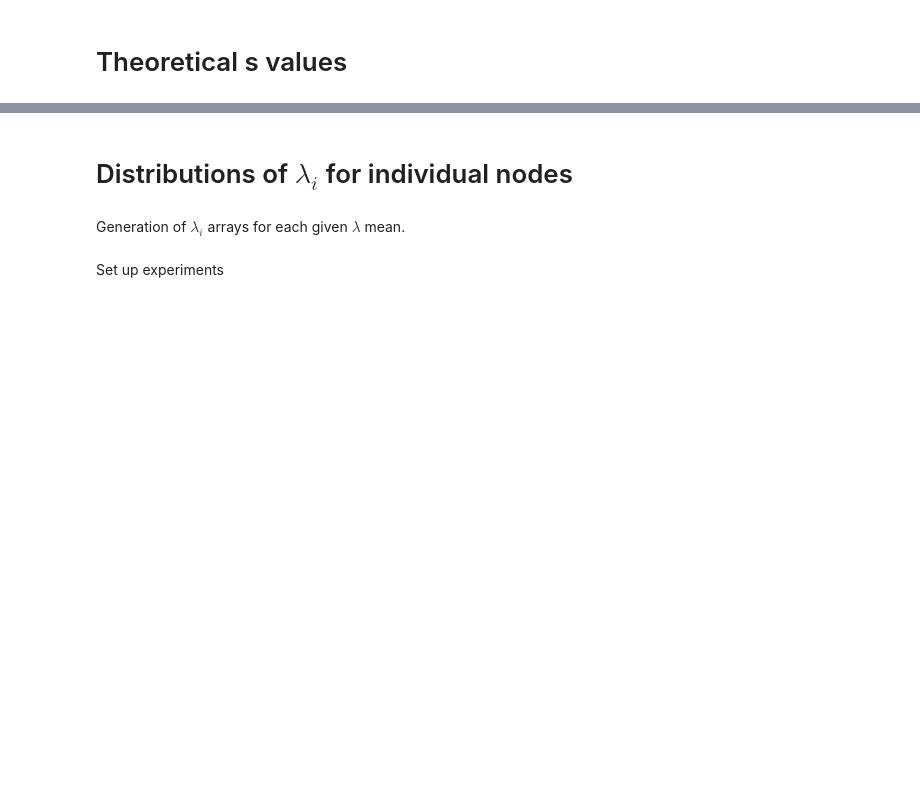
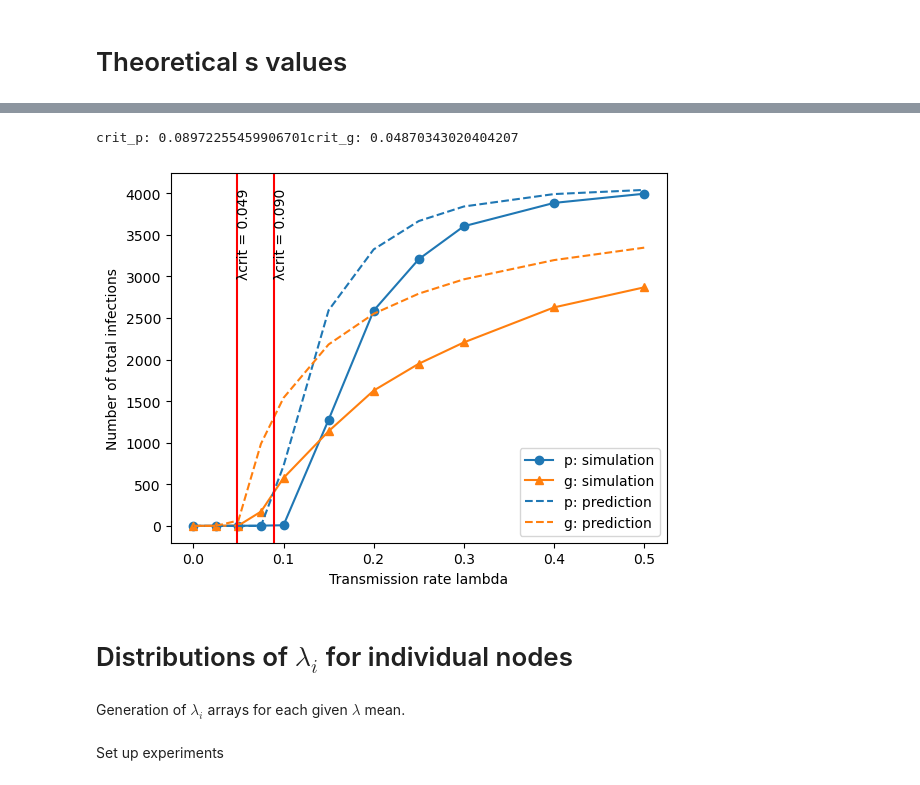
Before and after one commit to SunnyRT/SF5_network_analysis, a Jupyter notebook: experiments2.ipynb, the cells around one changed output, grey strips where cells are left out. Cells and saved outputs as stored; diff of their text form; code cells hidden in the pictures; blank space fills up the shorter version.

```diff
--- a/experiments2.ipynb
+++ b/experiments2.ipynb
@@ -214,0 +212,18 @@ TDB
+# %%
+s_ary_p = np.zeros(len(lambda_means))
+s_ary_g = np.zeros(len(lambda_means))
+for idx, lambda_ in enumerate(lambda_means):
+
+    s_p = compute_s_prob(network_p, lambda_)
+    s_ary_p[idx] = np.average(s_p)
+    print(f"Poisson: lambda = {lambda_}, s = {np.average(s_p)}")
+
+    s_g = compute_s_prob(network_g, lambda_)
+    s_ary_g[idx] = np.average(s_g)
+    print(f"Geometric: lambda = {lambda_}, s = {np.average(s_g)}")
+
+
+Nr_ary_ps = n * (1 - s_ary_p)
+Nr_ary_gs = n * (1 - s_ary_g)
+print(f"pred_p:{Nr_ary_ps}")
+print(f"pred_g:{Nr_ary_gs}")
@@ -215,2 +248,30 @@ TDB
+# %%
+# Compute critical lambda
+lambda_crit_p = crit_lambda(network_p)
+lambda_crit_g = crit_lambda(network_g)
+print(f"crit_p: {lambda_crit_p}"
+        f"crit_g: {lambda_crit_g}")
+# %% [output]
+crit_p: 0.08972255459906701crit_g: 0.04870343020404207
+# %%
+# plot simulation with theoretical critical lambda
+plt.figure()
+plt.plot(lambda_means, mu_p, "o-", color = 'tab:blue', label="p: simulation")
+plt.plot(lambda_means, mu_g, "^-", color = 'tab:orange', label="g: simulation")
+
+plt.plot(lambda_means, Nr_ary_ps, linestyle = "--", color = 'tab:blue', label="p: prediction")
+plt.plot(lambda_means, Nr_ary_gs, linestyle = "--", color = 'tab:orange', label="g: prediction")
+plt.axvline(x=lambda_crit_p, color='r')
+plt.text(lambda_crit_p, 3000, f'λcrit = {lambda_crit_p:.3f}', rotation=90)
+
+plt.axvline(x=lambda_crit_g, color='r')
+plt.text(lambda_crit_g, 3000, f'λcrit = {lambda_crit_g:.3f}', rotation=90)
+
+plt.xlabel("Transmission rate lambda")
+plt.ylabel("Number of total infections")
+plt.legend()
+plt.show()
+# %% [output]
+[figure, added]
 # %% [markdown]
 # Distributions of $\lambda_i$ for individual nodes
```
Also changed, not shown: parts of 46 cells of this notebook, 2 other files.
